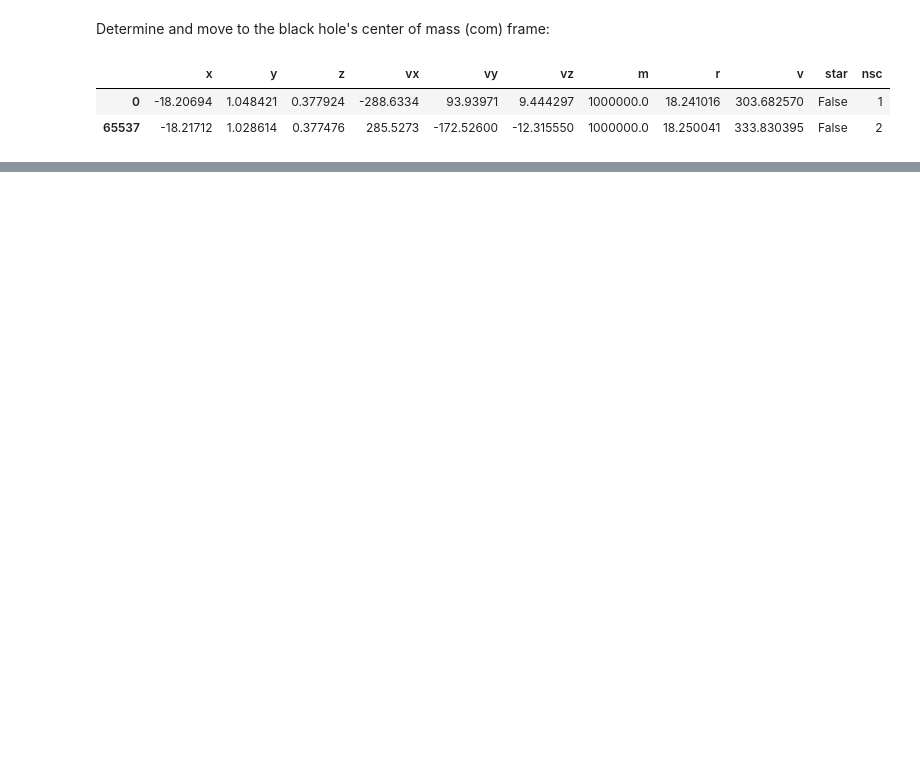
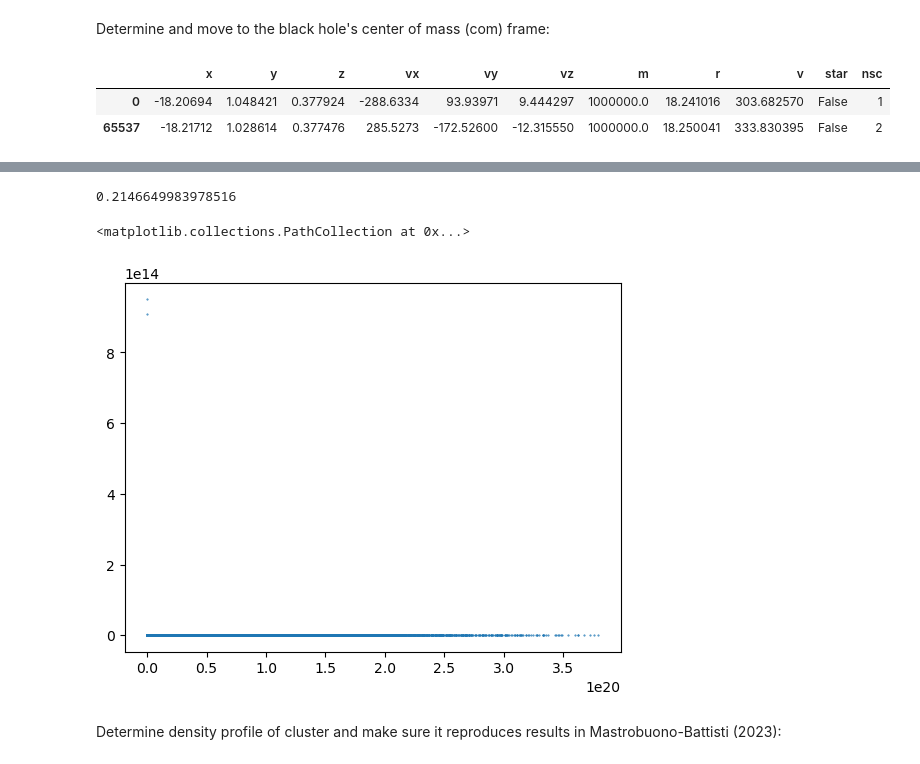
Before and after one commit to janeisbright/Research_Data_Foundations_Final_Project, a Jupyter notebook: NSC_statistical_analysis.ipynb, the cells around one changed output, grey strips where cells are left out. Cells and saved outputs as stored; diff of their text form; code cells hidden in the pictures; blank space fills up the shorter version.

Commit message:
work with density profiles

```diff
--- a/NSC_statistical_analysis.ipynb
+++ b/NSC_statistical_analysis.ipynb
@@ -153,0 +238,13 @@ fig = corner.corner(df_com.loc[df_com.star==True][['x','y','z','vx','vy','vz']],
+# %%
+len(df_kep.loc[(df_kep.E<0) & (df_kep.star==True)])/len(df_kep)
+# %% [output]
+0.2146649983978516
+# %%
+fig, ax = plt.subplots()
+#ax.set_ylim(-1000, 1000)
+ax.scatter(df_kep.loc[(df_kep.E>0) & (df_kep.star==True)].r, df_kep.loc[(df_kep.E>0) & (df_kep.star==True)].E, .2)
+# %% [output]
+<matplotlib.collections.PathCollection at 0x...>
+[figure, added]
+# %% [markdown]
+Determine density profile of cluster and make sure it reproduces results in Mastrobuono-Battisti (2023):
```
Also changed, not shown: parts of 34 cells of this notebook.
